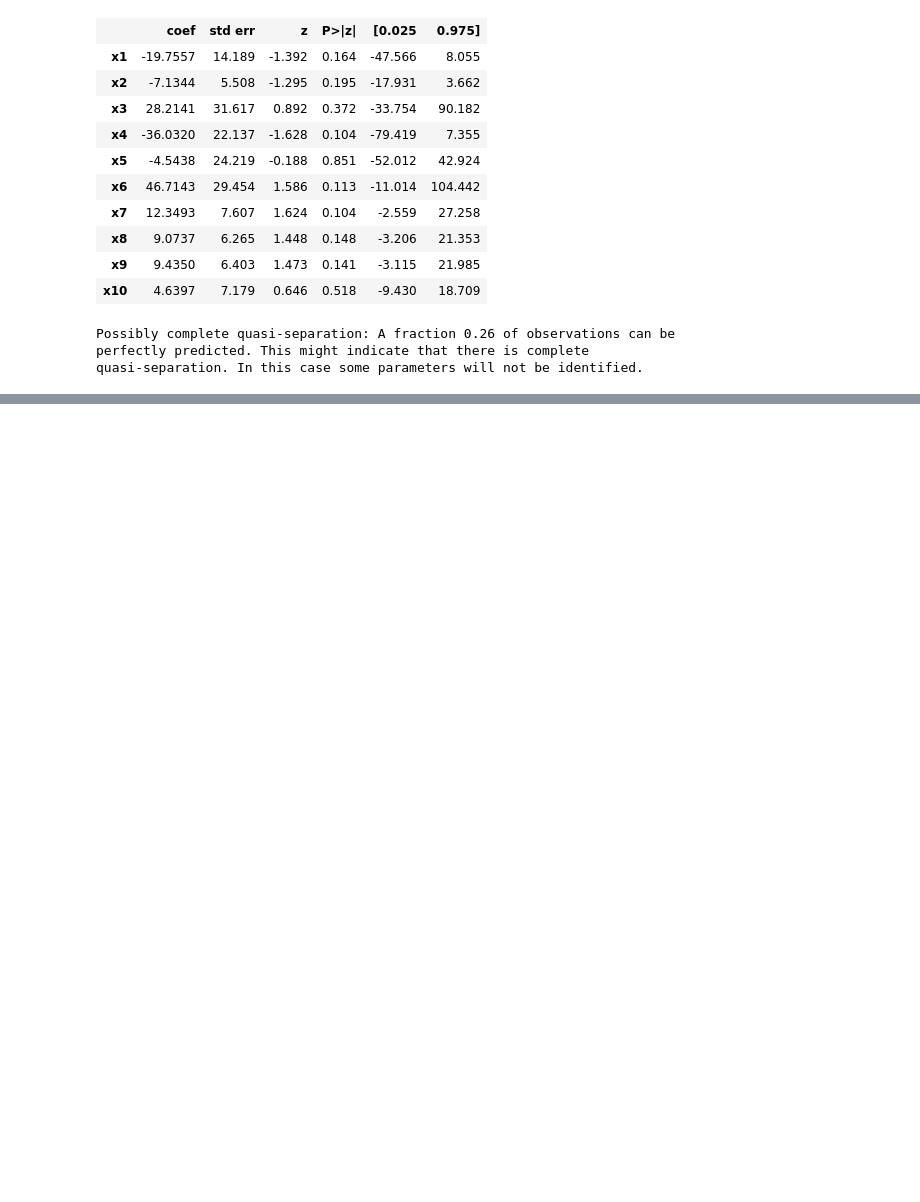
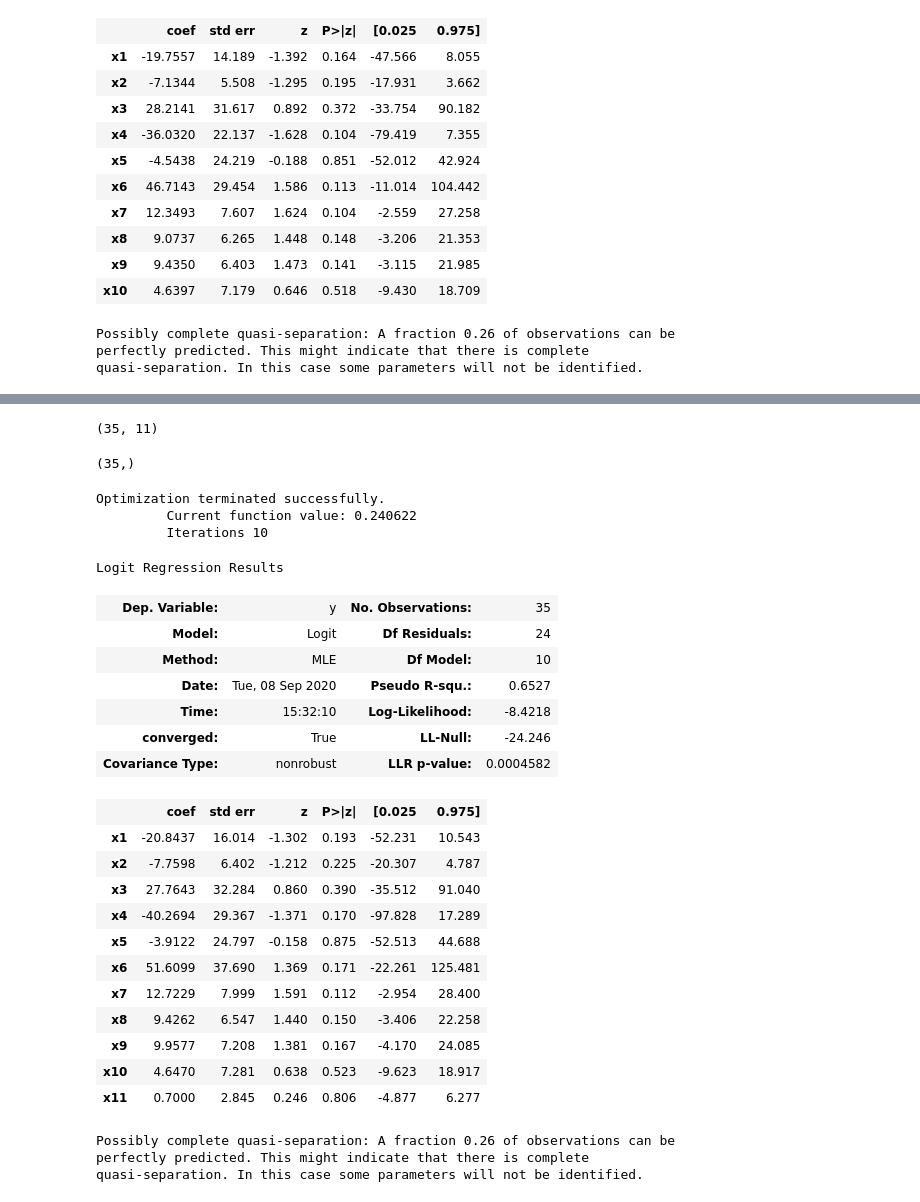
Before and after one commit to christacaggiano/methylation_analysis, a Jupyter notebook: methylation_analysis.ipynb, the cells around one changed output, grey strips where cells are left out. Cells and saved outputs as stored; diff of their text form; code cells hidden in the pictures; blank space fills up the shorter version.

```diff
--- a/methylation_analysis.ipynb
+++ b/methylation_analysis.ipynb
@@ -245,0 +233,47 @@ quasi-separation. In this case some parameters will not be identified.
+# %%
+features_df["sex"] = list(broadman_25["sex"])
+# %%
+features_df["sex"] = features_df["sex"].replace({" M":1, " F":0})
+# %%
+features_df = features_df.drop("group", axis=1)
+# %%
+features_df.values.shape
+# %% [output]
+(35, 11)
+# %%
+Y.T.shape
+# %% [output]
+(35,)
+# %%
+est = sm.Logit(Y.T, features_df.values)
+results = est.fit()
+# %% [output]
+Optimization terminated successfully.
+         Current function value: 0.240622
+         Iterations 10
+# %%
+results.summary()
+# %% [output]
+Logit Regression Results
+| Dep. Variable: | y | No. Observations: | 35 |
+| Model: | Logit | Df Residuals: | 24 |
+| Method: | MLE | Df Model: | 10 |
+| Date: | Tue, 08 Sep 2020 | Pseudo R-squ.: | 0.6527 |
+| Time: | 15:32:10 | Log-Likelihood: | -8.4218 |
+| converged: | True | LL-Null: | -24.246 |
+| Covariance Type: | nonrobust | LLR p-value: | 0.0004582 |
+|  | coef | std err | z | P>|z| | [0.025 | 0.975] |
+| x1 | -20.8437 | 16.014 | -1.302 | 0.193 | -52.231 | 10.543 |
+| x2 | -7.7598 | 6.402 | -1.212 | 0.225 | -20.307 | 4.787 |
+| x3 | 27.7643 | 32.284 | 0.860 | 0.390 | -35.512 | 91.040 |
+| x4 | -40.2694 | 29.367 | -1.371 | 0.170 | -97.828 | 17.289 |
+| x5 | -3.9122 | 24.797 | -0.158 | 0.875 | -52.513 | 44.688 |
+| x6 | 51.6099 | 37.690 | 1.369 | 0.171 | -22.261 | 125.481 |
+| x7 | 12.7229 | 7.999 | 1.591 | 0.112 | -2.954 | 28.400 |
+| x8 | 9.4262 | 6.547 | 1.440 | 0.150 | -3.406 | 22.258 |
+| x9 | 9.9577 | 7.208 | 1.381 | 0.167 | -4.170 | 24.085 |
+| x10 | 4.6470 | 7.281 | 0.638 | 0.523 | -9.623 | 18.917 |
+| x11 | 0.7000 | 2.845 | 0.246 | 0.806 | -4.877 | 6.277 |
+Possibly complete quasi-separation: A fraction 0.26 of observations can be
+perfectly predicted. This might indicate that there is complete
+quasi-separation. In this case some parameters will not be identified.
```
Also changed, not shown: parts of 8 cells of this notebook.
